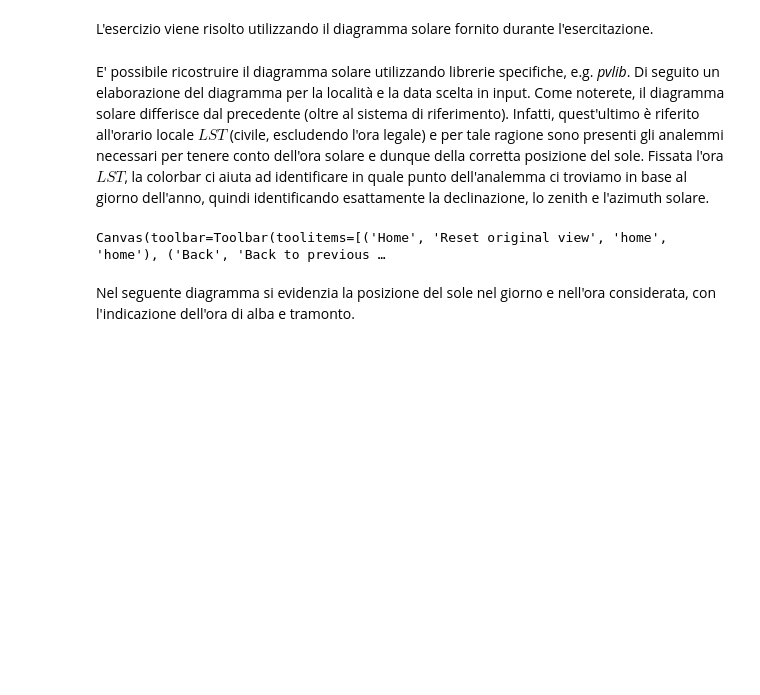
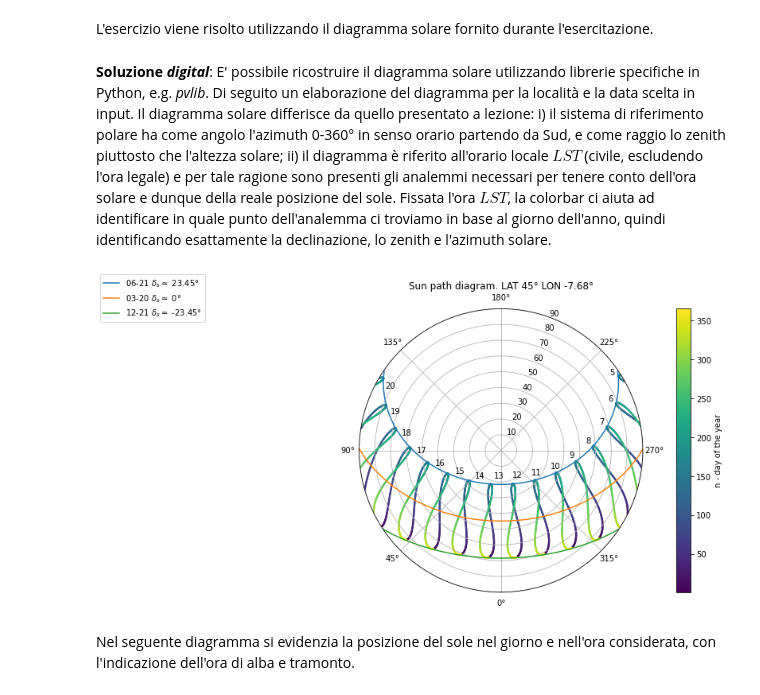
Before and after one commit to DSSchiera/materials, a Jupyter notebook: Esercitazione4_1_Angoli_Solari_EFR2021.ipynb, the cells around one changed output. Saved outputs shown, nothing was run; the diff lists cells and outputs as text; code cells hidden in the pictures; blank space fills up the shorter version.

```diff
--- a/Esercitazione4_1_Angoli_Solari_EFR2021.ipynb
+++ b/Esercitazione4_1_Angoli_Solari_EFR2021.ipynb
@@ -109,7 +110,8 @@ $\displaystyle ST = 564.46 \min => 9.41 \ h => 9{:}24$
 # %% [markdown]
 L'esercizio viene risolto utilizzando il diagramma solare fornito durante l'esercitazione.
 # %% [markdown]
-E' possibile ricostruire il diagramma solare utilizzando librerie specifiche, e.g. *pvlib*. Di seguito un elaborazione del diagramma per la località e la data scelta in input. Come noterete, il diagramma solare differisce dal precedente (oltre al sistema di riferimento). Infatti, quest'ultimo è riferito all'orario locale $LST$ (civile, escludendo l'ora legale) e per tale ragione sono presenti gli analemmi necessari per tenere conto dell'ora solare e dunque della corretta posizione del sole. Fissata l'ora $LST$, la colorbar ci aiuta ad identificare in quale punto dell'analemma ci troviamo in base al giorno dell'anno, quindi identificando esattamente la declinazione, lo zenith e l'azimuth solare.
+**Soluzione *digital***:
+E' possibile ricostruire il diagramma solare utilizzando librerie specifiche in Python, e.g. *pvlib*. Di seguito un elaborazione del diagramma per la località e la data scelta in input. Il diagramma solare differisce da quello presentato a lezione: i) il sistema di riferimento polare ha come angolo l'azimuth 0-360° in senso orario partendo da Sud, e come raggio lo zenith piuttosto che l'altezza solare; ii) il diagramma è riferito all'orario locale $LST$ (civile, escludendo l'ora legale) e per tale ragione sono presenti gli analemmi necessari per tenere conto dell'ora solare e dunque della reale posizione del sole. Fissata l'ora $LST$, la colorbar ci aiuta ad identificare in quale punto dell'analemma ci troviamo in base al giorno dell'anno, quindi identificando esattamente la declinazione, lo zenith e l'azimuth solare.
 # %%
 # Sun path diagram per una determinata località
 # Per semplicità, utilizzare l'ora locale (non considerando l'ora legale) senza definire la time zone (anche se siamo sempre in CET UTC+1 e CEST UTC+2 nel caso in esame)
@@ -131,35 +133,36 @@ corr = -180
 points = ax1.scatter(np.radians(solpos.azimuth + corr), solpos.apparent_zenith,s=2, label=None, c=solpos.index.dayofyear)
 ax1.figure.colorbar(points,label='n - day of the year')
 
 # Disegno labels delle ore
 for hour in np.unique(solpos.index.hour):
     # choose label position by the smallest radius for each hour
     subset = solpos.loc[solpos.index.hour == hour, :]
     r = subset.apparent_zenith
     pos = solpos.loc[r.idxmin(), :]
     ax1.text(np.radians(pos['azimuth'] + corr) - 0.05, pos['apparent_zenith'] - 4, str(hour))
 
 # Disengno sun path particolari (soltizi ed equinozi)
-days = {'2020-06-22':23.45, '2020-03-22':0, '2020-12-22':-23.45}
+# Info 2021: Solstizio 21 giugno 03:32 Solstizio 21 dicembre 15:59 Equinozio 20 marzo 09:37 Equinozio 22 settembre 19:21
+days = {'2020-06-21':23.45, '2020-03-20':0, '2020-12-21':-23.45}
 for date in pd.to_datetime(list(days.keys())):
     times = pd.date_range(date, date + pd.Timedelta('24h'), freq='5min', tz='UTC')
     solpos = solarposition.get_solarposition(times, L, l_local)
     solpos = solpos.loc[solpos['apparent_elevation'] > 0, :]
     label = date.strftime('%m-%d')
     d = date.strftime('%Y-%m-%d')
     ax1.plot(np.radians(solpos.azimuth + corr), solpos.apparent_zenith, label=label+f' $\delta_s \simeq$ {days[d]}°')
 
 ax1.figure.legend(loc='upper left')
 
 ax1.set_title(f'Sun path diagram. LAT {L}° LON {l_local}°')
 # cambio coordinate
 ax1.set_theta_zero_location('S')
 ax1.set_theta_direction(-1)
 ax1.set_rmax(90)
 ax1.set_rlabel_position(200)
 fig1.tight_layout()
 # %% [output]
-Canvas(toolbar=Toolbar(toolitems=[('Home', 'Reset original view', 'home', 'home'), ('Back', 'Back to previous …
+[figure, added]
 # %% [markdown]
 Nel seguente diagramma si evidenzia la posizione del sole nel giorno e nell'ora considerata, con l'indicazione dell'ora di alba e tramonto.
 # %%
```
Also changed, not shown: parts of 5 cells of this notebook.
